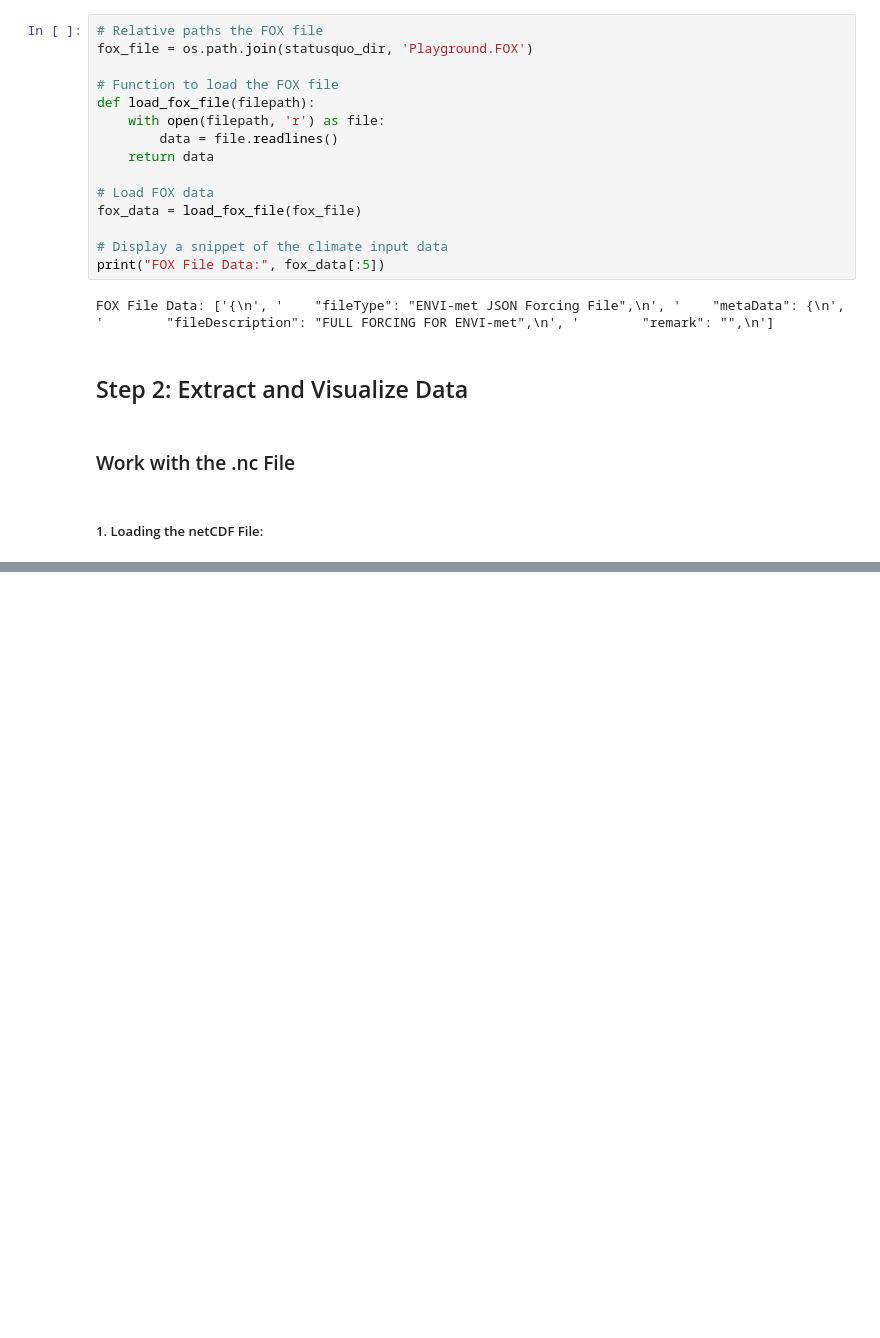
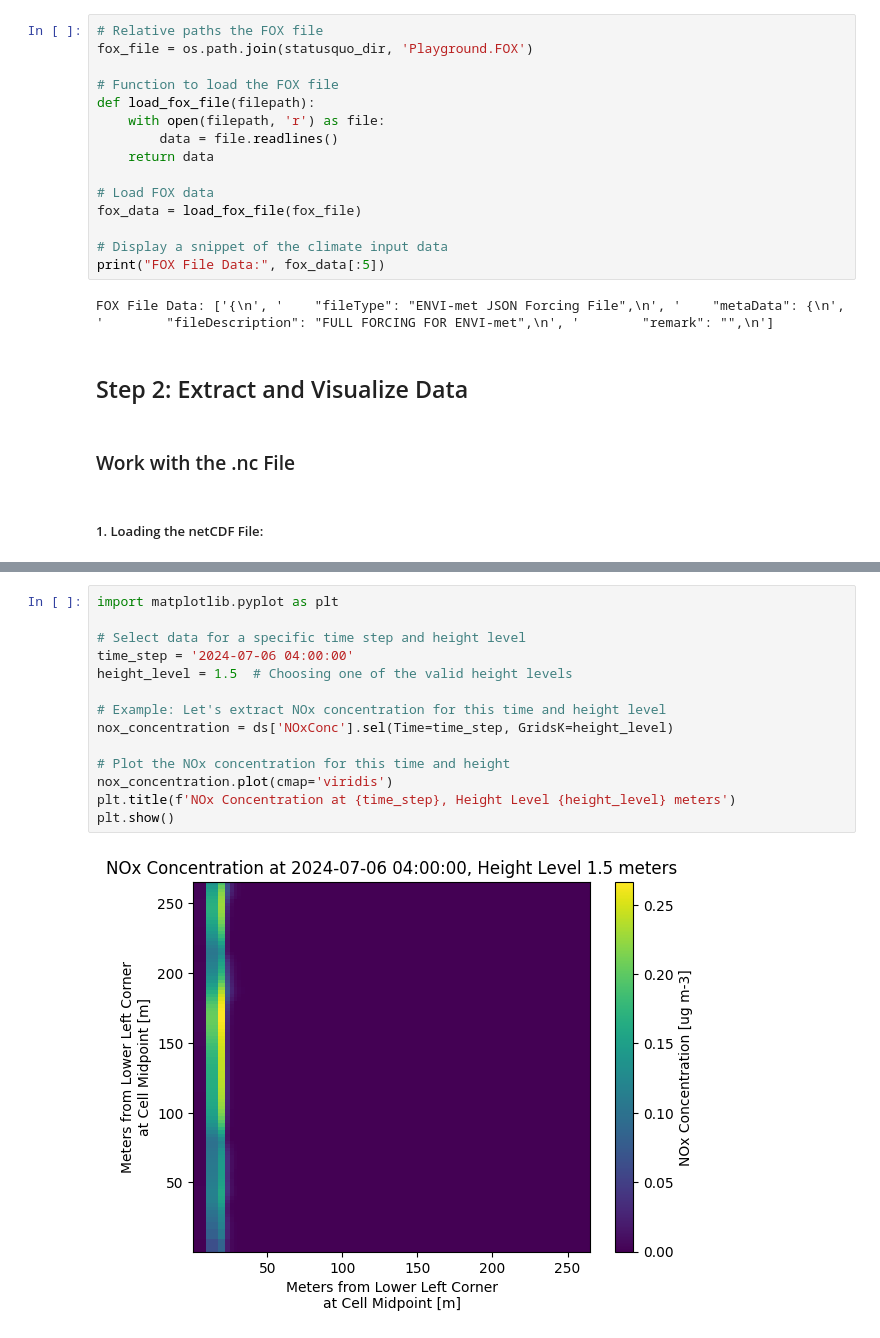
Before and after one commit to Ekaterina-Vititneva/microclimate-simulation, a Jupyter notebook: notebooks/data_exploration.ipynb, the cells around one changed output, grey strips where cells are left out. Drawn from its saved outputs; the diff is of its cells as text; blank space fills up the shorter version.

```diff
--- a/notebooks/data_exploration.ipynb
+++ b/notebooks/data_exploration.ipynb
@@ -82,0 +107,16 @@ ModuleNotFoundError: No module named 'xarray'
+# %%
+import matplotlib.pyplot as plt
+
+# Select data for a specific time step and height level
+time_step = '2024-07-06 04:00:00'
+height_level = 1.5  # Choosing one of the valid height levels
+
+# Example: Let's extract NOx concentration for this time and height level
+nox_concentration = ds['NOxConc'].sel(Time=time_step, GridsK=height_level)
+
+# Plot the NOx concentration for this time and height
+nox_concentration.plot(cmap='viridis')
+plt.title(f'NOx Concentration at {time_step}, Height Level {height_level} meters')
+plt.show()
+# %% [output]
+[figure, added]
```
Also changed, not shown: parts of 8 cells of this notebook.
